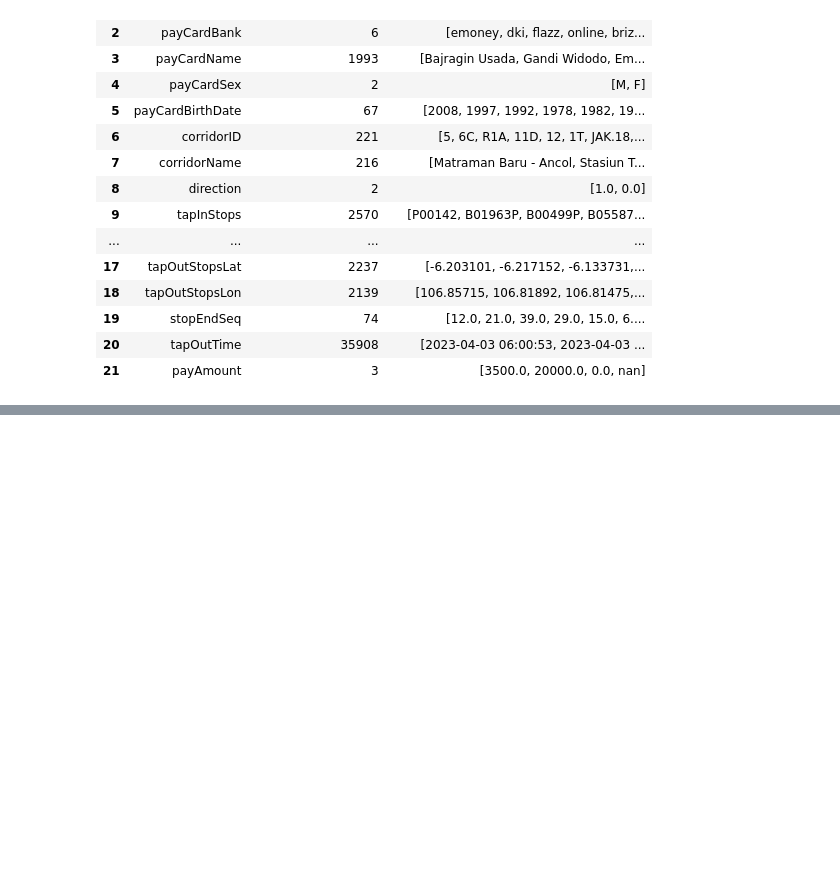
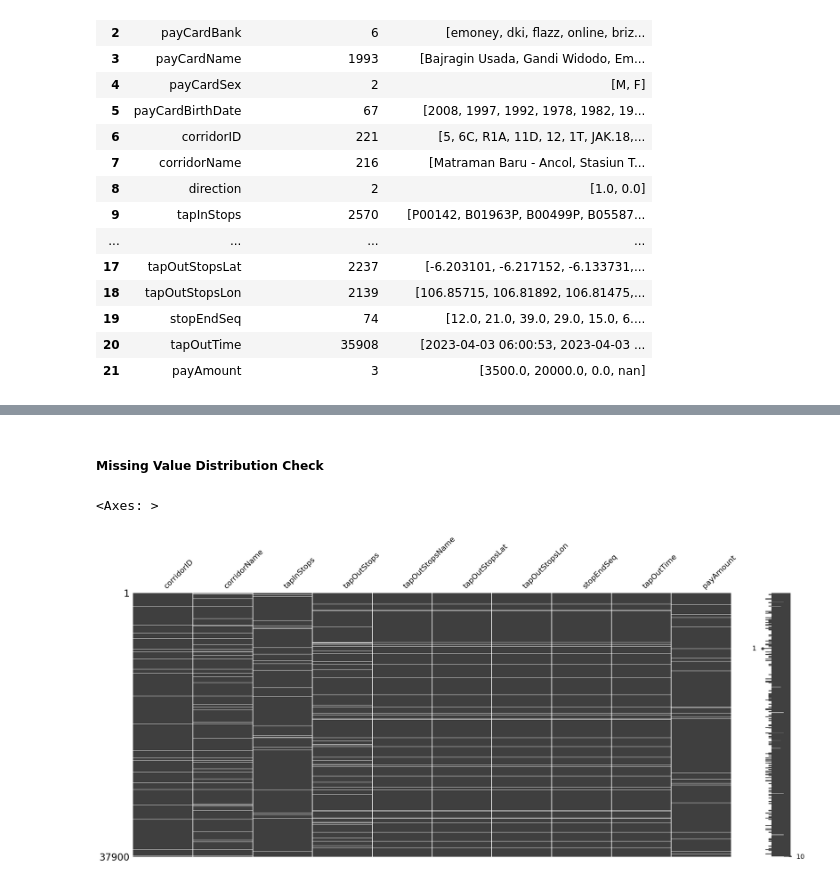
Before and after one commit to bonifasiusx/capstone-data-analysis, a Jupyter notebook: data_understanding_and_data_wrangling.ipynb, the cells around one changed output, grey strips where cells are left out. Drawn from its saved outputs; the diff is of its cells as text; code cells hidden in the pictures; blank space fills up the shorter version.

```diff
--- a/data_understanding_and_data_wrangling.ipynb
+++ b/data_understanding_and_data_wrangling.ipynb
@@ -256,0 +184,2 @@ tj_raw[tj_raw['tapInStopsName'].str.contains('[nN][a-zA-Z][nN]', regex=True)].sa
+# %%
+df_tj = tj_raw.copy()
@@ -256,0 +210,17 @@ tj_raw[tj_raw['tapInStopsName'].str.contains('[nN][a-zA-Z][nN]', regex=True)].sa
+# %% [markdown]
+##### **Missing Value Distribution Check**
+# %%
+import missingno as msno
+
+msno.matrix(df_tj[
+                  ['corridorID', 'corridorName',
+                  'tapInStops',
+                  'tapOutStops', 'tapOutStopsName',
+                  'tapOutStopsLat', 'tapOutStopsLon',
+                  'stopEndSeq', 'tapOutTime',
+                  'payAmount']
+                  ]
+            )
+# %% [output]
+<Axes: >
+[figure, added]
```
Also changed, not shown: parts of 63 cells of this notebook, 3 other files.
